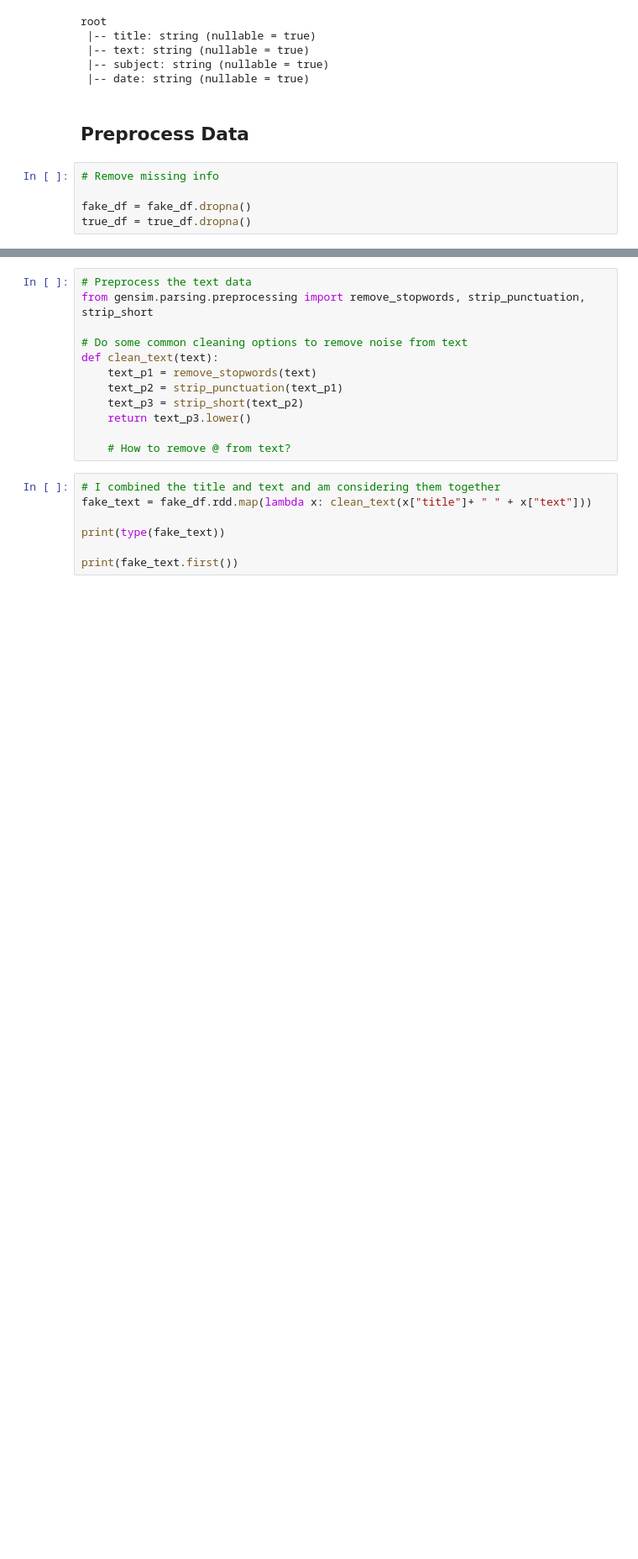
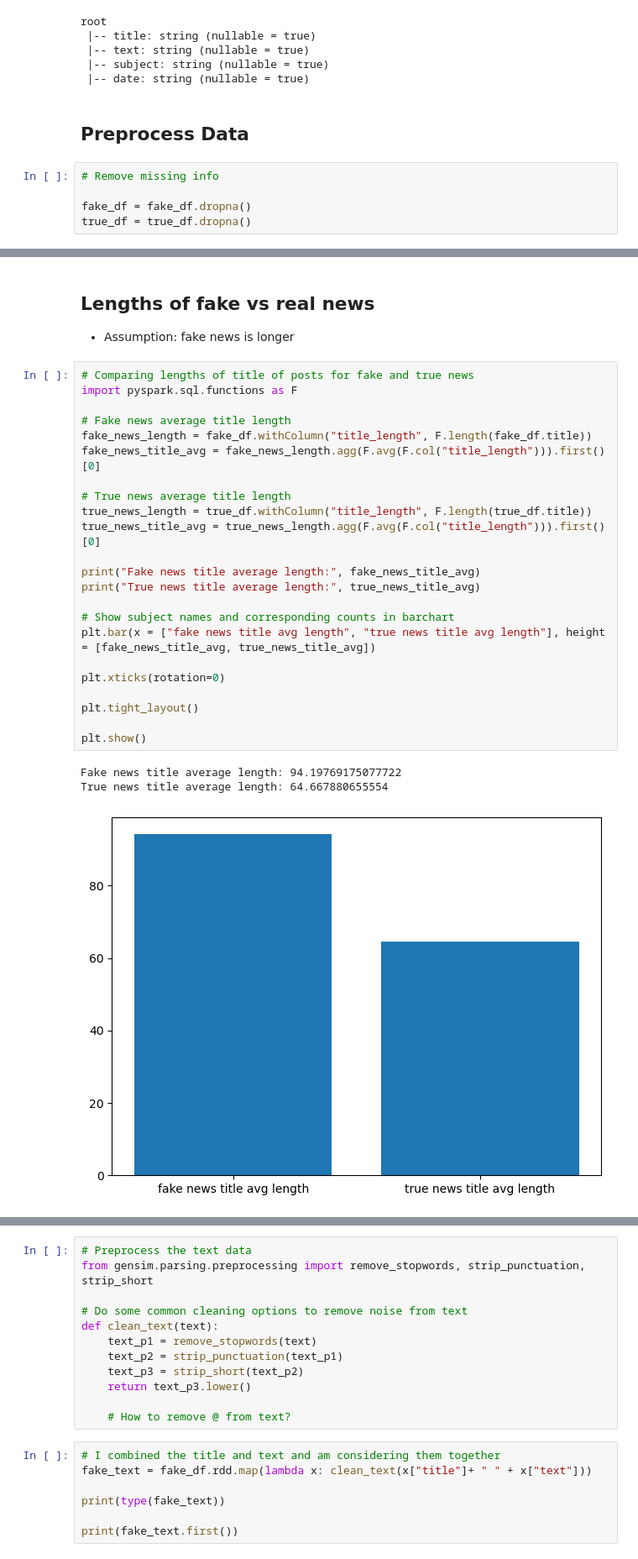
Before and after one commit to leilani-reich/ICS438-FinalProject-FakeNews, a Jupyter notebook: FakeNews.ipynb, the cells around one changed output, grey strips where cells are left out. Shown: that part at 84% size. Cells and saved outputs as stored; diff of their text form; blank space fills up the shorter version.

Commit message:
comparing lengths of fake/true news

```diff
--- a/FakeNews.ipynb
+++ b/FakeNews.ipynb
@@ -204,0 +262,30 @@ plt.show()
+# %% [markdown]
+## Lengths of fake vs real news
+- Assumption: fake news is longer
+# %%
+# Comparing lengths of title of posts for fake and true news
+import pyspark.sql.functions as F
+
+# Fake news average title length
+fake_news_length = fake_df.withColumn("title_length", F.length(fake_df.title))
+fake_news_title_avg = fake_news_length.agg(F.avg(F.col("title_length"))).first()[0]
+
+# True news average title length
+true_news_length = true_df.withColumn("title_length", F.length(true_df.title))
+true_news_title_avg = true_news_length.agg(F.avg(F.col("title_length"))).first()[0]
+
+print("Fake news title average length:", fake_news_title_avg)
+print("True news title average length:", true_news_title_avg)
+
+# Show subject names and corresponding counts in barchart
+plt.bar(x = ["fake news title avg length", "true news title avg length"], height = [fake_news_title_avg, true_news_title_avg])
+
+plt.xticks(rotation=0)
+
+plt.tight_layout()
+
+plt.show()
+# %% [output]
+Fake news title average length: 94.19769175077722
+True news title average length: 64.667880655554
+[figure, added]
```
Also changed, not shown: parts of 32 cells of this notebook.
